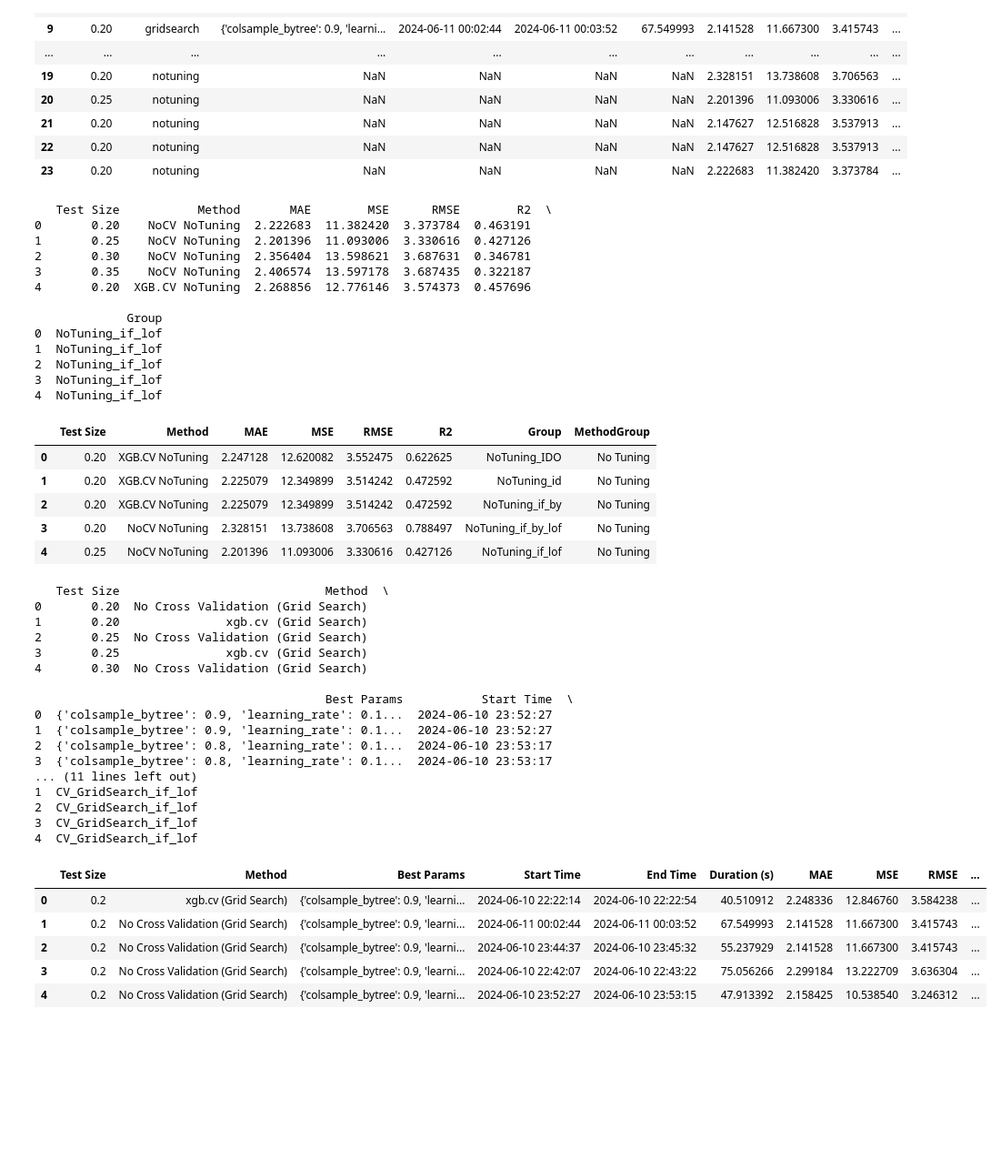
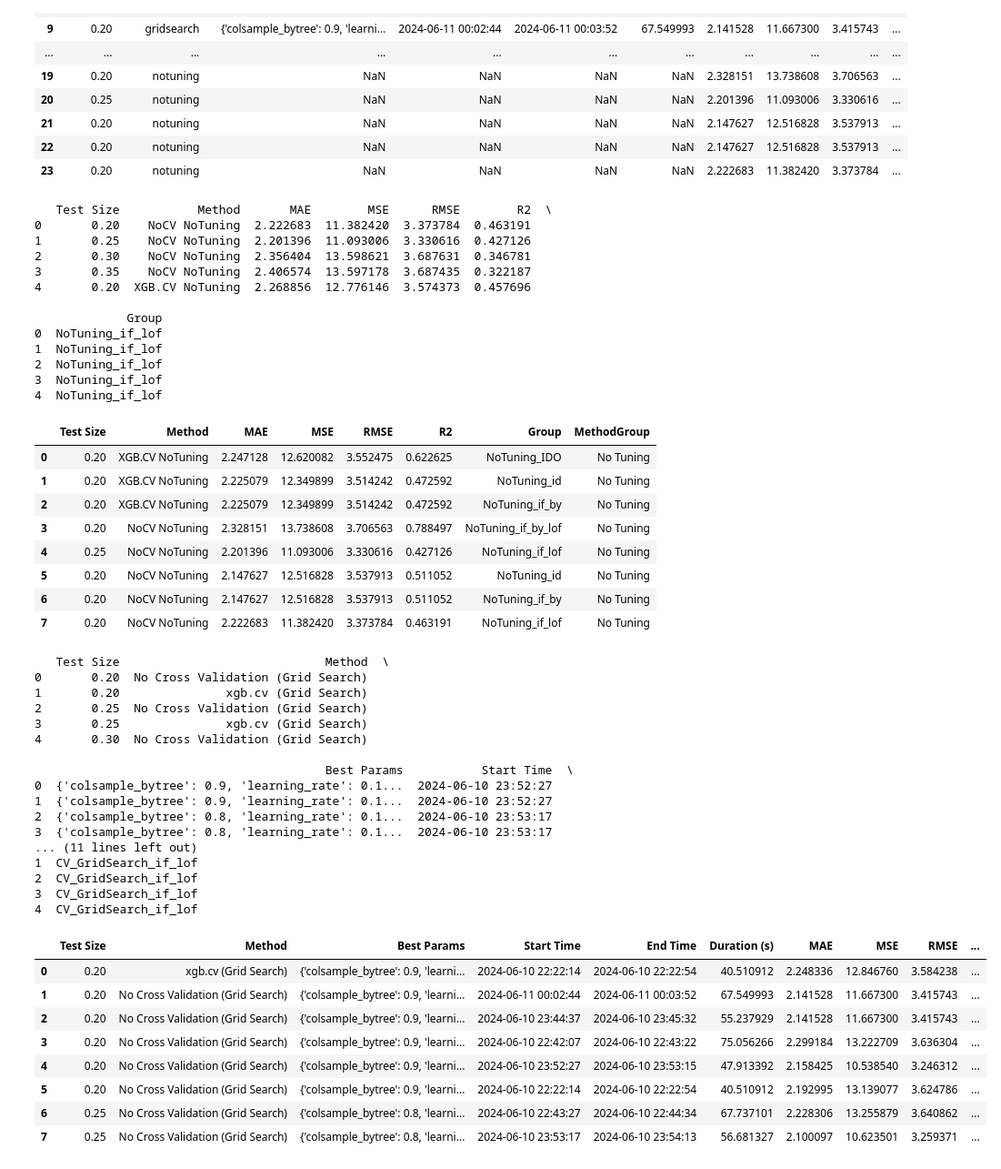
Before and after one commit to roniwahyu/outlier-detection2024, a Jupyter notebook: 01.Dataset-Rofiqul/Ujicoba4-08062024/09_09_1_N2O_Agriculture_ResultComparison1.ipynb, the cells around one changed output. Shown at 91% size. Saved outputs shown, nothing was run; the diff lists cells and outputs as text; code cells hidden in the pictures; blank space fills up the shorter version.

```diff
--- a/01.Dataset-Rofiqul/Ujicoba4-08062024/09_09_1_N2O_Agriculture_ResultComparison1.ipynb
+++ b/01.Dataset-Rofiqul/Ujicoba4-08062024/09_09_1_N2O_Agriculture_ResultComparison1.ipynb
@@ -90,10 +90,10 @@ best_evaluations = {}
 for metric in metrics:
     if metric in no_tuning_data.columns:
         # Find the row with the best value (min for errors, max for R2)
-        if metric == 'MSE':
+        if metric == 'R2':
+            best_evaluations[metric] = no_tuning_data.loc[no_tuning_data.groupby('Group')[metric].idxmax()]
+        else:
             best_evaluations[metric] = no_tuning_data.loc[no_tuning_data.groupby('Group')[metric].idxmin()]
-        # else:
-            # best_evaluations[metric] = no_tuning_data.loc[no_tuning_data.groupby('Group')[metric].idxmin()]
 
 # Combine the best evaluations into a single DataFrame
 best_evaluations_df = pd.concat(best_evaluations.values()).drop_duplicates().reset_index(drop=True)
@@ -105,7 +105,7 @@ best_evaluations_df['MethodGroup'] = 'No Tuning'
 # import ace_tools as tools; tools.display_dataframe_to_user(name="Best Evaluations Summary for No Tuning", dataframe=best_evaluations_df)
 
 # Save the summarized results to a CSV file
-summary_file_path = 'hasil/uji4/best_evaluations_summary_no_tuning.csv'
+summary_file_path = 'hasil/uji4/09091_0_best_evaluations_summary_no_tuning.csv'
 best_evaluations_df.to_csv(summary_file_path, index=False)
 
 summary_file_path
@@ -130,6 +130,9 @@ best_evaluations_df
 | 2 | 0.20 | XGB.CV NoTuning | 2.225079 | 12.349899 | 3.514242 | 0.472592 | NoTuning_if_by | No Tuning |
 | 3 | 0.20 | NoCV NoTuning | 2.328151 | 13.738608 | 3.706563 | 0.788497 | NoTuning_if_by_lof | No Tuning |
 | 4 | 0.25 | NoCV NoTuning | 2.201396 | 11.093006 | 3.330616 | 0.427126 | NoTuning_if_lof | No Tuning |
+| 5 | 0.20 | NoCV NoTuning | 2.147627 | 12.516828 | 3.537913 | 0.511052 | NoTuning_id | No Tuning |
+| 6 | 0.20 | NoCV NoTuning | 2.147627 | 12.516828 | 3.537913 | 0.511052 | NoTuning_if_by | No Tuning |
+| 7 | 0.20 | NoCV NoTuning | 2.222683 | 11.382420 | 3.373784 | 0.463191 | NoTuning_if_lof | No Tuning |
 # %%
 import pandas as pd
 
@@ -149,47 +152,50 @@ best_evaluations = {}
 for metric in metrics:
     if metric in no_tuning_data.columns:
         # Find the row with the best value (min for errors, max for R2)
-        if metric == 'MSE':
+        if metric == 'R2':
+            best_evaluations[metric] = no_tuning_data.loc[no_tuning_data.groupby('Group')[metric].idxmax()]
+        else:
             best_evaluations[metric] = no_tuning_data.loc[no_tuning_data.groupby('Group')[metric].idxmin()]
-        # else:
-            # best_evaluations[metric] = no_tuning_data.loc[no_tuning_data.groupby('Group')[metric].idxmin()]
 
 # Combine the best evaluations into a single DataFrame
 best_evaluations_df = pd.concat(best_evaluations.values()).drop_duplicates().reset_index(drop=True)
 
 # Add a column for the method group
-best_evaluations_df['MethodGroup'] = 'No Tuning'
+best_evaluations_df['MethodGroup'] = 'Grid Search'
 
 # Display the summarized results
 # import ace_tools as tools; tools.display_dataframe_to_user(name="Best Evaluations Summary for No Tuning", dataframe=best_evaluations_df)
 
 # Save the summarized results to a CSV file
-summary_file_path = 'hasil/uji4/best_evaluations_summary_no_tuning.csv'
+summary_file_path = 'hasil/uji4/09091_0_best_evaluations_summary_gridsearch.csv'
 best_evaluations_df.to_csv(summary_file_path, index=False)
 
 summary_file_path
 best_evaluations_df
 # %% [output]
    Test Size                             Method  \
 0       0.20  No Cross Validation (Grid Search)
 1       0.20               xgb.cv (Grid Search)
 2       0.25  No Cross Validation (Grid Search)
 3       0.25               xgb.cv (Grid Search)
 4       0.30  No Cross Validation (Grid Search)
 
                                          Best Params           Start Time  \
 0  {'colsample_bytree': 0.9, 'learning_rate': 0.1...  2024-06-10 23:52:27
 1  {'colsample_bytree': 0.9, 'learning_rate': 0.1...  2024-06-10 23:52:27
 2  {'colsample_bytree': 0.8, 'learning_rate': 0.1...  2024-06-10 23:53:17
 3  {'colsample_bytree': 0.8, 'learning_rate': 0.1...  2024-06-10 23:53:17
 ... (11 lines left out)
 1  CV_GridSearch_if_lof
 2  CV_GridSearch_if_lof
 3  CV_GridSearch_if_lof
 4  CV_GridSearch_if_lof
 |  | Test Size | Method | Best Params | Start Time | End Time | Duration (s) | MAE | MSE | RMSE | ... |
-| 0 | 0.2 | xgb.cv (Grid Search) | {'colsample_bytree': 0.9, 'learni... | 2024-06-10 22:22:14 | 2024-06-10 22:22:54 | 40.510912 | 2.248336 | 12.846760 | 3.584238 | ... |
-| 1 | 0.2 | No Cross Validation (Grid Search) | {'colsample_bytree': 0.9, 'learni... | 2024-06-11 00:02:44 | 2024-06-11 00:03:52 | 67.549993 | 2.141528 | 11.667300 | 3.415743 | ... |
-| 2 | 0.2 | No Cross Validation (Grid Search) | {'colsample_bytree': 0.9, 'learni... | 2024-06-10 23:44:37 | 2024-06-10 23:45:32 | 55.237929 | 2.141528 | 11.667300 | 3.415743 | ... |
-| 3 | 0.2 | No Cross Validation (Grid Search) | {'colsample_bytree': 0.9, 'learni... | 2024-06-10 22:42:07 | 2024-06-10 22:43:22 | 75.056266 | 2.299184 | 13.222709 | 3.636304 | ... |
-| 4 | 0.2 | No Cross Validation (Grid Search) | {'colsample_bytree': 0.9, 'learni... | 2024-06-10 23:52:27 | 2024-06-10 23:53:15 | 47.913392 | 2.158425 | 10.538540 | 3.246312 | ... |
+| 0 | 0.20 | xgb.cv (Grid Search) | {'colsample_bytree': 0.9, 'learni... | 2024-06-10 22:22:14 | 2024-06-10 22:22:54 | 40.510912 | 2.248336 | 12.846760 | 3.584238 | ... |
+| 1 | 0.20 | No Cross Validation (Grid Search) | {'colsample_bytree': 0.9, 'learni... | 2024-06-11 00:02:44 | 2024-06-11 00:03:52 | 67.549993 | 2.141528 | 11.667300 | 3.415743 | ... |
+| 2 | 0.20 | No Cross Validation (Grid Search) | {'colsample_bytree': 0.9, 'learni... | 2024-06-10 23:44:37 | 2024-06-10 23:45:32 | 55.237929 | 2.141528 | 11.667300 | 3.415743 | ... |
+| 3 | 0.20 | No Cross Validation (Grid Search) | {'colsample_bytree': 0.9, 'learni... | 2024-06-10 22:42:07 | 2024-06-10 22:43:22 | 75.056266 | 2.299184 | 13.222709 | 3.636304 | ... |
+| 4 | 0.20 | No Cross Validation (Grid Search) | {'colsample_bytree': 0.9, 'learni... | 2024-06-10 23:52:27 | 2024-06-10 23:53:15 | 47.913392 | 2.158425 | 10.538540 | 3.246312 | ... |
+| 5 | 0.20 | No Cross Validation (Grid Search) | {'colsample_bytree': 0.9, 'learni... | 2024-06-10 22:22:14 | 2024-06-10 22:22:54 | 40.510912 | 2.192995 | 13.139077 | 3.624786 | ... |
+| 6 | 0.25 | No Cross Validation (Grid Search) | {'colsample_bytree': 0.8, 'learni... | 2024-06-10 22:43:27 | 2024-06-10 22:44:34 | 67.737101 | 2.228306 | 13.255879 | 3.640862 | ... |
+| 7 | 0.25 | No Cross Validation (Grid Search) | {'colsample_bytree': 0.8, 'learni... | 2024-06-10 23:53:17 | 2024-06-10 23:54:13 | 56.681327 | 2.100097 | 10.623501 | 3.259371 | ... |
```
Also changed, not shown: parts of 3 cells of this notebook, 10 other files.
